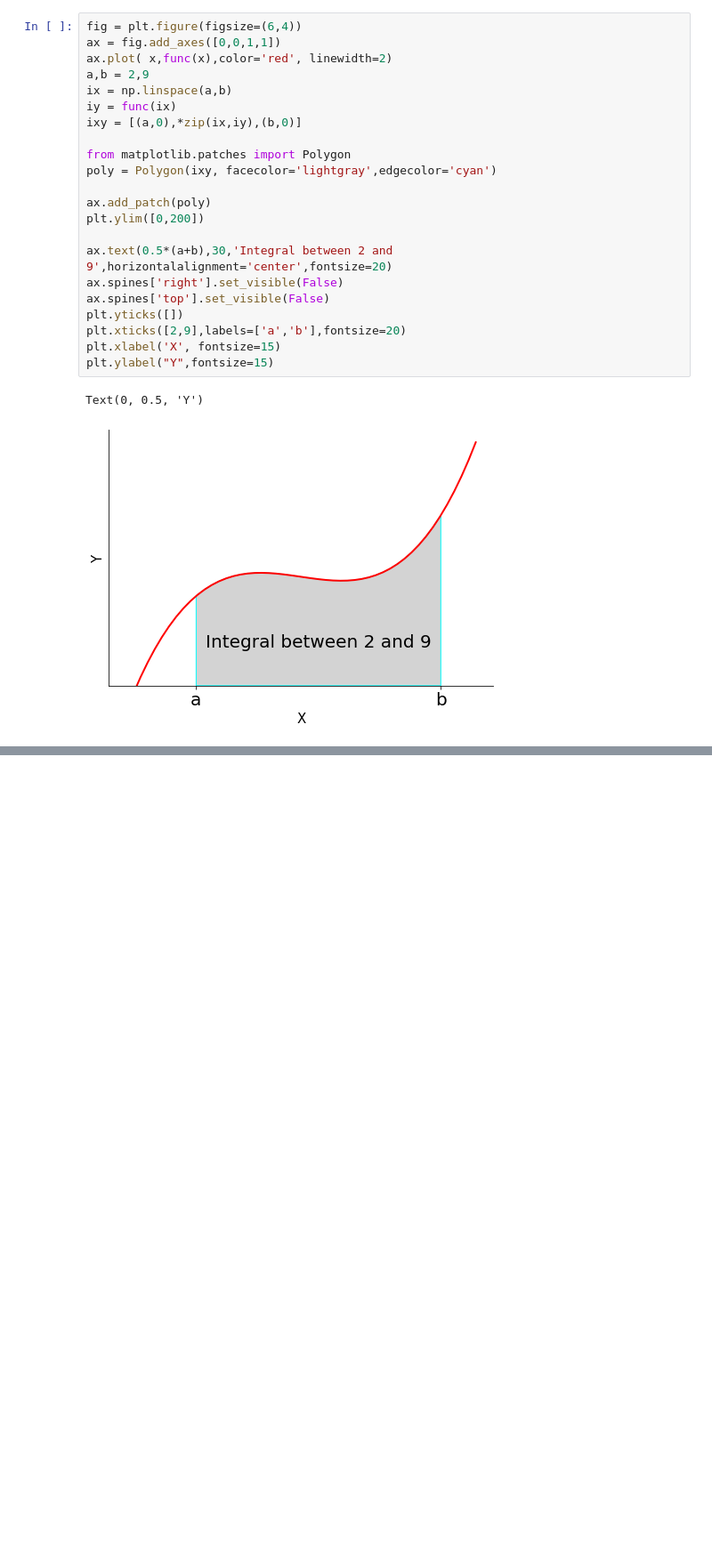
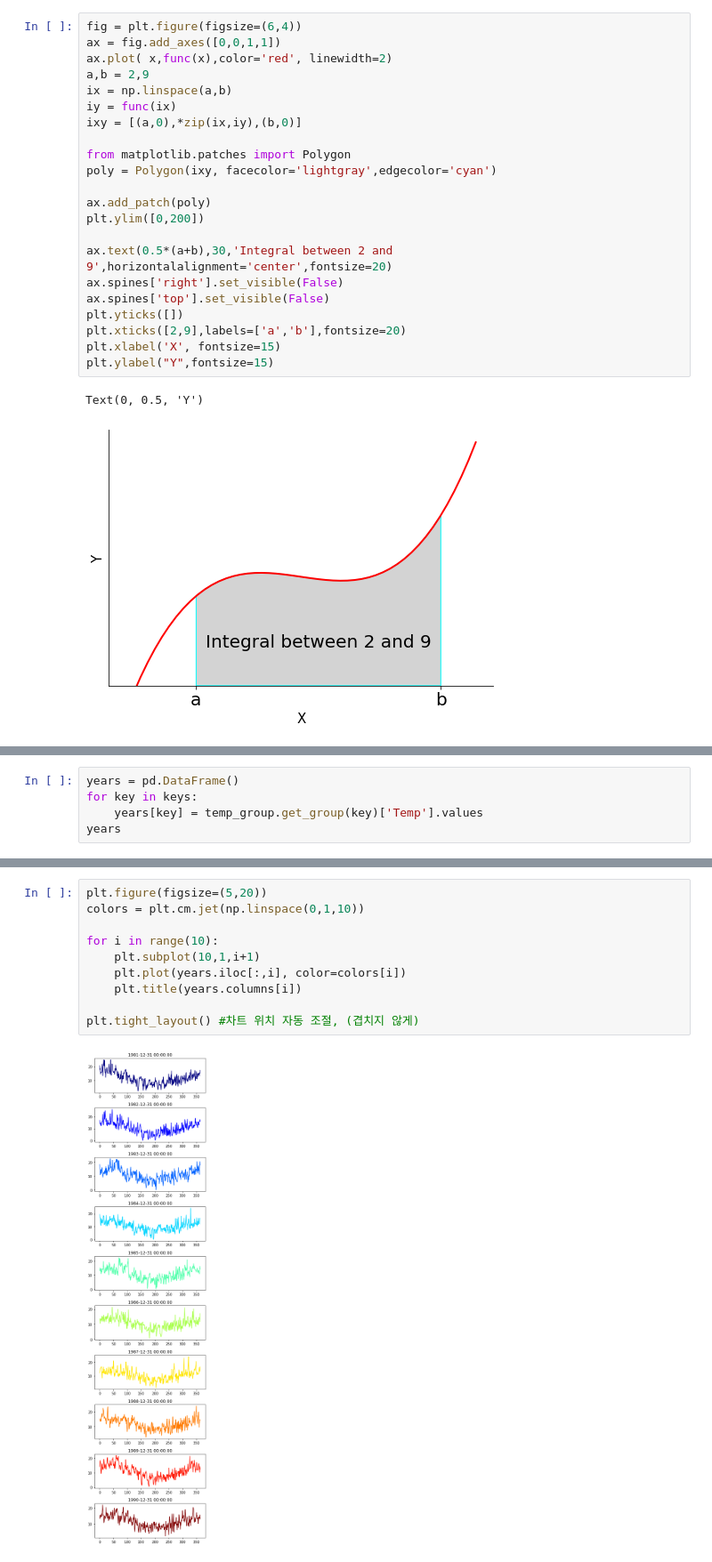
Before and after one commit to hanbinChae/Python-learning-univ, a Jupyter notebook: 빅데이터분석응용/경기과학기술대학교_202263020_채한빈_12주차.ipynb, the cells around one changed output, grey strips where cells are left out. Shown: that part at 89% size. Cells and saved outputs as stored; diff of their text form; blank space fills up the shorter version.

```diff
--- a/빅데이터분석응용/경기과학기술대학교_202263020_채한빈_12주차.ipynb
+++ b/빅데이터분석응용/경기과학기술대학교_202263020_채한빈_12주차.ipynb
@@ -204,0 +305,5 @@ Text(0, 0.5, 'Y')
+# %%
+years = pd.DataFrame()
+for key in keys:
+    years[key] = temp_group.get_group(key)['Temp'].values
+years
@@ -204,0 +324,12 @@ Text(0, 0.5, 'Y')
+# %%
+plt.figure(figsize=(5,20))
+colors = plt.cm.jet(np.linspace(0,1,10))
+
+for i in range(10):
+    plt.subplot(10,1,i+1)
+    plt.plot(years.iloc[:,i], color=colors[i])
+    plt.title(years.columns[i])
+
+plt.tight_layout() #차트 위치 자동 조절, (겹치지 않게)
+# %% [output]
+[figure, added]
```
Also changed, not shown: parts of 15 cells of this notebook.
